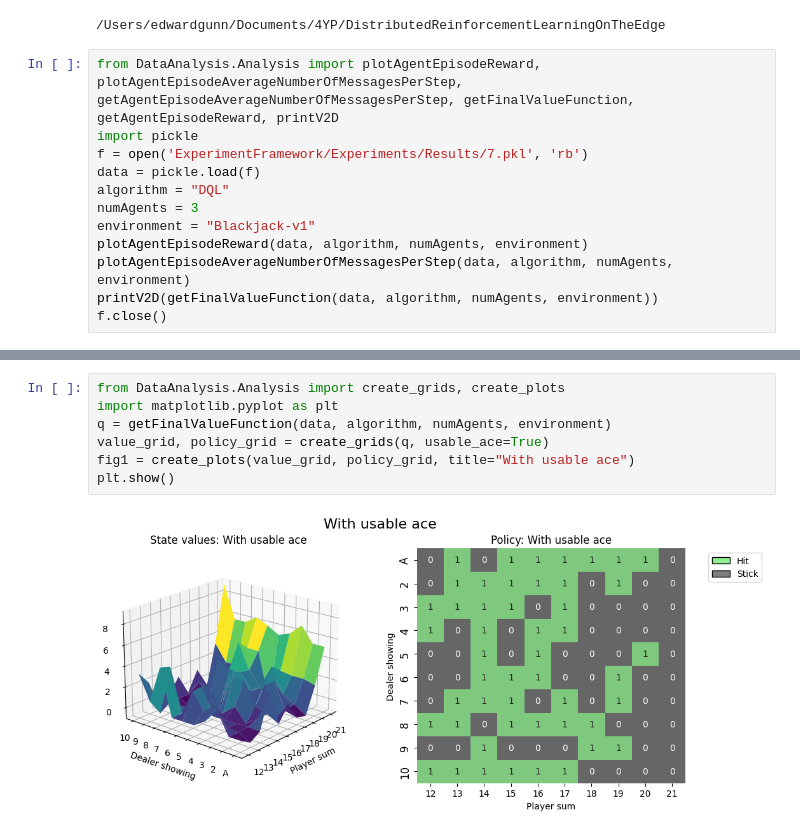
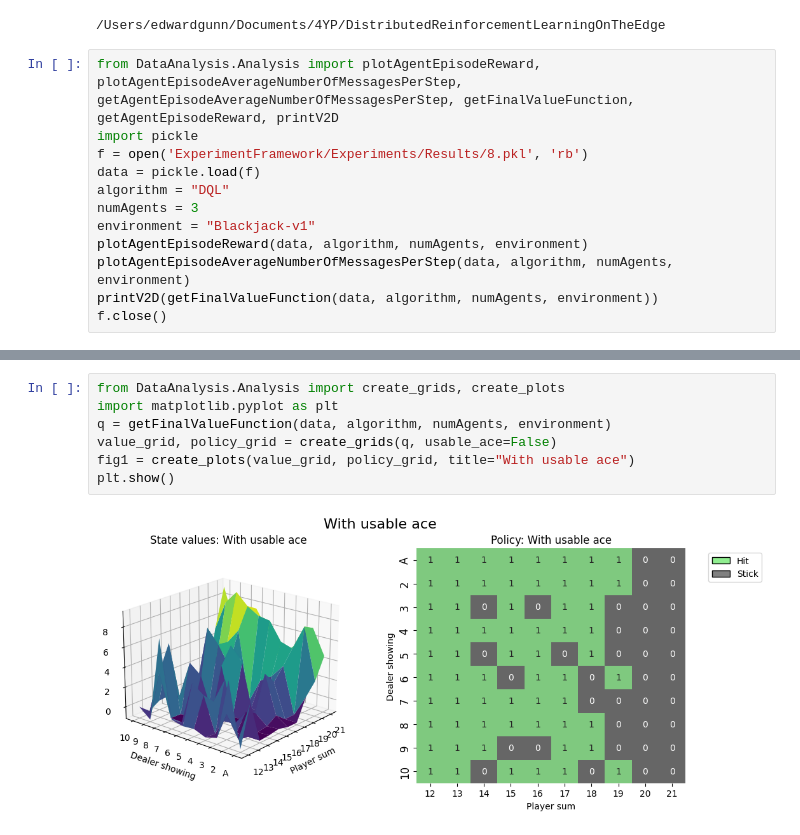
Before and after one commit to edsgunn/DistributedReinforcementLearningOnTheEdge, a Jupyter notebook: DataAnalysis/dataReport.ipynb, the cells around one changed output, grey strips where cells are left out. Drawn from its saved outputs; the diff is of its cells as text.

```diff
--- a/DataAnalysis/dataReport.ipynb
+++ b/DataAnalysis/dataReport.ipynb
@@ -5,7 +5,7 @@
 # %%
 from DataAnalysis.Analysis import plotAgentEpisodeReward, plotAgentEpisodeAverageNumberOfMessagesPerStep, getAgentEpisodeAverageNumberOfMessagesPerStep, getFinalValueFunction, getAgentEpisodeReward, printV2D
 import pickle
-f = open('ExperimentFramework/Experiments/Results/7.pkl', 'rb')
+f = open('ExperimentFramework/Experiments/Results/8.pkl', 'rb')
 data = pickle.load(f)
 algorithm = "DQL"
 numAgents = 3
@@ -21,9 +21,9 @@ TypeError: unsupported format string passed to NoneType.__format__
 # %%
 from DataAnalysis.Analysis import create_grids, create_plots
 import matplotlib.pyplot as plt
 q = getFinalValueFunction(data, algorithm, numAgents, environment)
-value_grid, policy_grid = create_grids(q, usable_ace=True)
+value_grid, policy_grid = create_grids(q, usable_ace=False)
 fig1 = create_plots(value_grid, policy_grid, title="With usable ace")
 plt.show()
 # %% [output]
-[figure, old version]
+[figure, new version]
```
Also changed, not shown: parts of 1 cell of this notebook, 7 other files.
